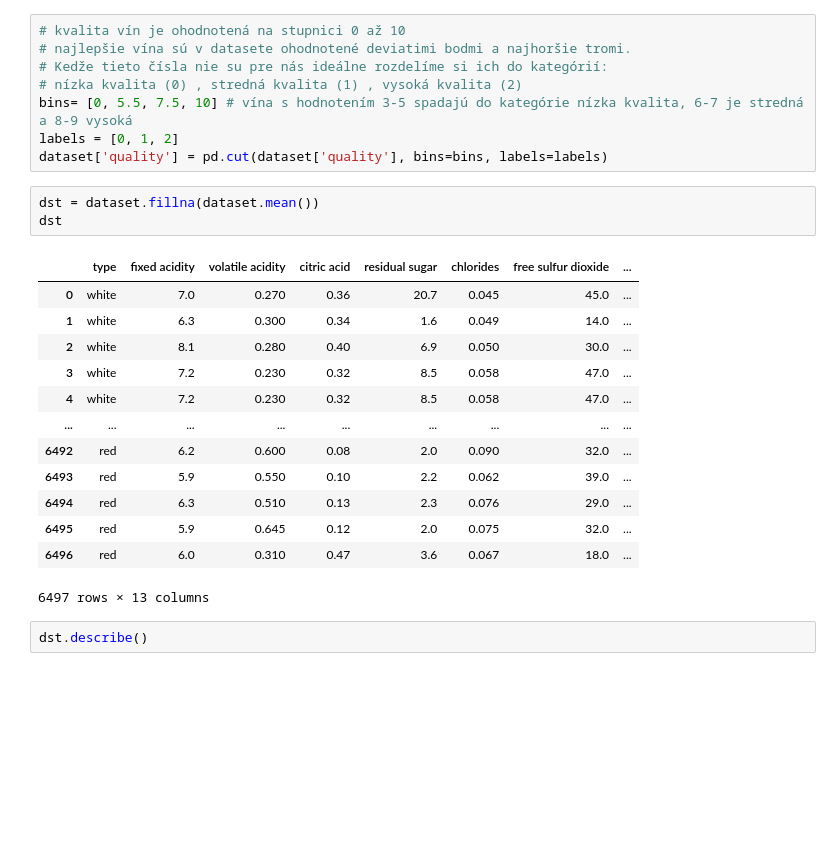
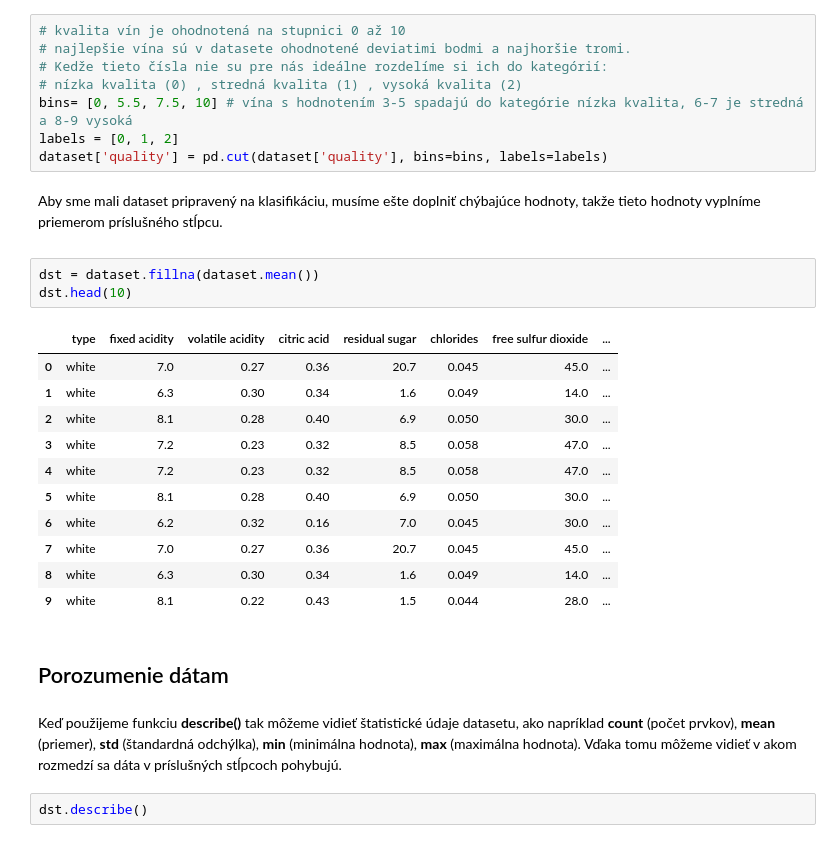
Before and after one commit to samodicer/Dicer_NS2021, a Jupyter notebook: wine_quality.ipynb, the cells around one changed output. Cells and saved outputs as stored; diff of their text form; blank space fills up the shorter version.

Commit message:
popisky k porozumeniu dátam
popisky k porozumeniu dátam

```diff
--- a/wine_quality.ipynb
+++ b/wine_quality.ipynb
@@ -56,23 +72,27 @@ dataset
 bins= [0, 5.5, 7.5, 10] # vína s hodnotením 3-5 spadajú do kategórie nízka kvalita, 6-7 je stredná a 8-9 vysoká
 labels = [0, 1, 2]
 dataset['quality'] = pd.cut(dataset['quality'], bins=bins, labels=labels)
+# %% [markdown]
+<p>Aby sme mali dataset pripravený na klasifikáciu, musíme ešte doplniť chýbajúce hodnoty, takže tieto hodnoty vyplníme priemerom príslušného stĺpcu.<p>
 # %%
 dst = dataset.fillna(dataset.mean())
-dst
+dst.head(10)
 # %% [output]
 |  | type | fixed acidity | volatile acidity | citric acid | residual sugar | chlorides | free sulfur dioxide | ... |
-| 0 | white | 7.0 | 0.270 | 0.36 | 20.7 | 0.045 | 45.0 | ... |
-| 1 | white | 6.3 | 0.300 | 0.34 | 1.6 | 0.049 | 14.0 | ... |
-| 2 | white | 8.1 | 0.280 | 0.40 | 6.9 | 0.050 | 30.0 | ... |
-| 3 | white | 7.2 | 0.230 | 0.32 | 8.5 | 0.058 | 47.0 | ... |
-| 4 | white | 7.2 | 0.230 | 0.32 | 8.5 | 0.058 | 47.0 | ... |
-| ... | ... | ... | ... | ... | ... | ... | ... | ... |
-| 6492 | red | 6.2 | 0.600 | 0.08 | 2.0 | 0.090 | 32.0 | ... |
-| 6493 | red | 5.9 | 0.550 | 0.10 | 2.2 | 0.062 | 39.0 | ... |
-| 6494 | red | 6.3 | 0.510 | 0.13 | 2.3 | 0.076 | 29.0 | ... |
-| 6495 | red | 5.9 | 0.645 | 0.12 | 2.0 | 0.075 | 32.0 | ... |
-| 6496 | red | 6.0 | 0.310 | 0.47 | 3.6 | 0.067 | 18.0 | ... |
+| 0 | white | 7.0 | 0.27 | 0.36 | 20.7 | 0.045 | 45.0 | ... |
+| 1 | white | 6.3 | 0.30 | 0.34 | 1.6 | 0.049 | 14.0 | ... |
+| 2 | white | 8.1 | 0.28 | 0.40 | 6.9 | 0.050 | 30.0 | ... |
+| 3 | white | 7.2 | 0.23 | 0.32 | 8.5 | 0.058 | 47.0 | ... |
+| 4 | white | 7.2 | 0.23 | 0.32 | 8.5 | 0.058 | 47.0 | ... |
+| 5 | white | 8.1 | 0.28 | 0.40 | 6.9 | 0.050 | 30.0 | ... |
+| 6 | white | 6.2 | 0.32 | 0.16 | 7.0 | 0.045 | 30.0 | ... |
+| 7 | white | 7.0 | 0.27 | 0.36 | 20.7 | 0.045 | 45.0 | ... |
+| 8 | white | 6.3 | 0.30 | 0.34 | 1.6 | 0.049 | 14.0 | ... |
+| 9 | white | 8.1 | 0.22 | 0.43 | 1.5 | 0.044 | 28.0 | ... |
-6497 rows × 13 columns
+# %% [markdown]
+<h2>Porozumenie dátam</h2>
+# %% [markdown]
+<p>Keď použijeme funkciu <b>describe()</b> tak môžeme vidieť štatistické údaje datasetu, ako napríklad <b>count</b> (počet prvkov), <b>mean</b> (priemer), <b>std</b> (štandardná odchýlka), <b>min</b> (minimálna hodnota), <b>max</b> (maximálna hodnota). Vďaka tomu môžeme vidieť v akom rozmedzí sa dáta v príslušných stĺpcoch pohybujú.</p>
 # %%
 dst.describe()
 # %% [output]
```
Also changed, not shown: parts of 8 cells of this notebook.
